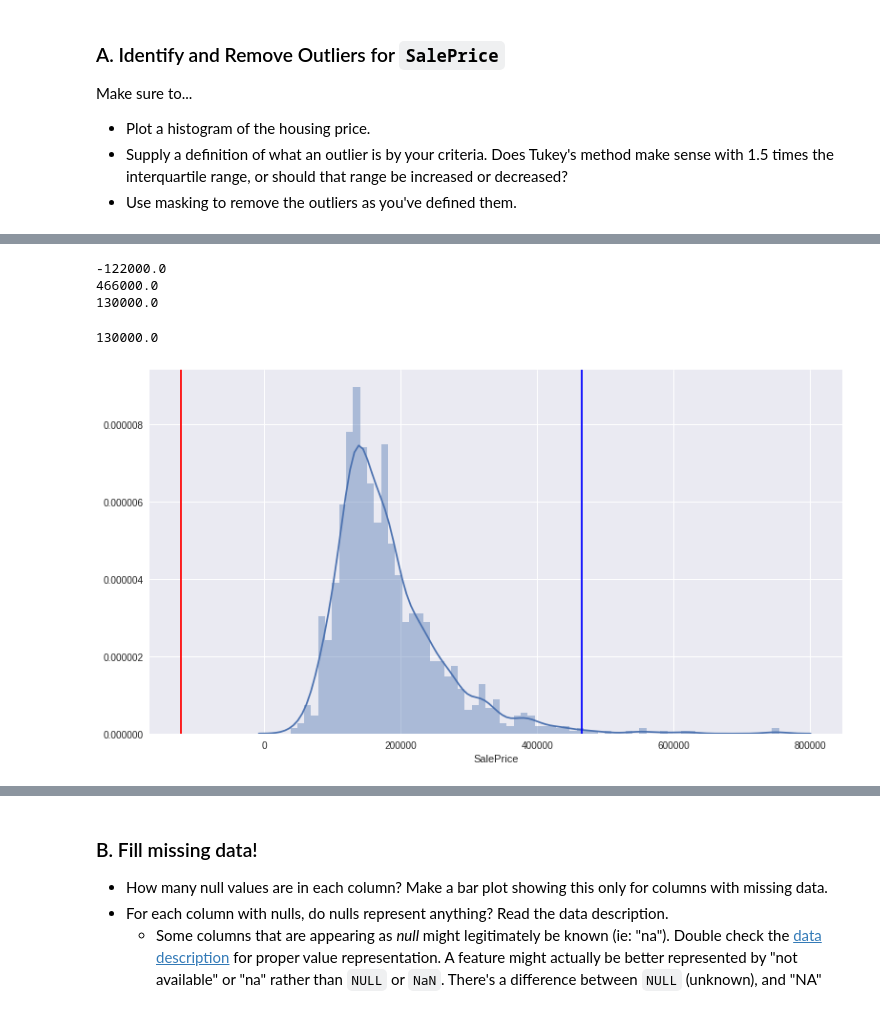
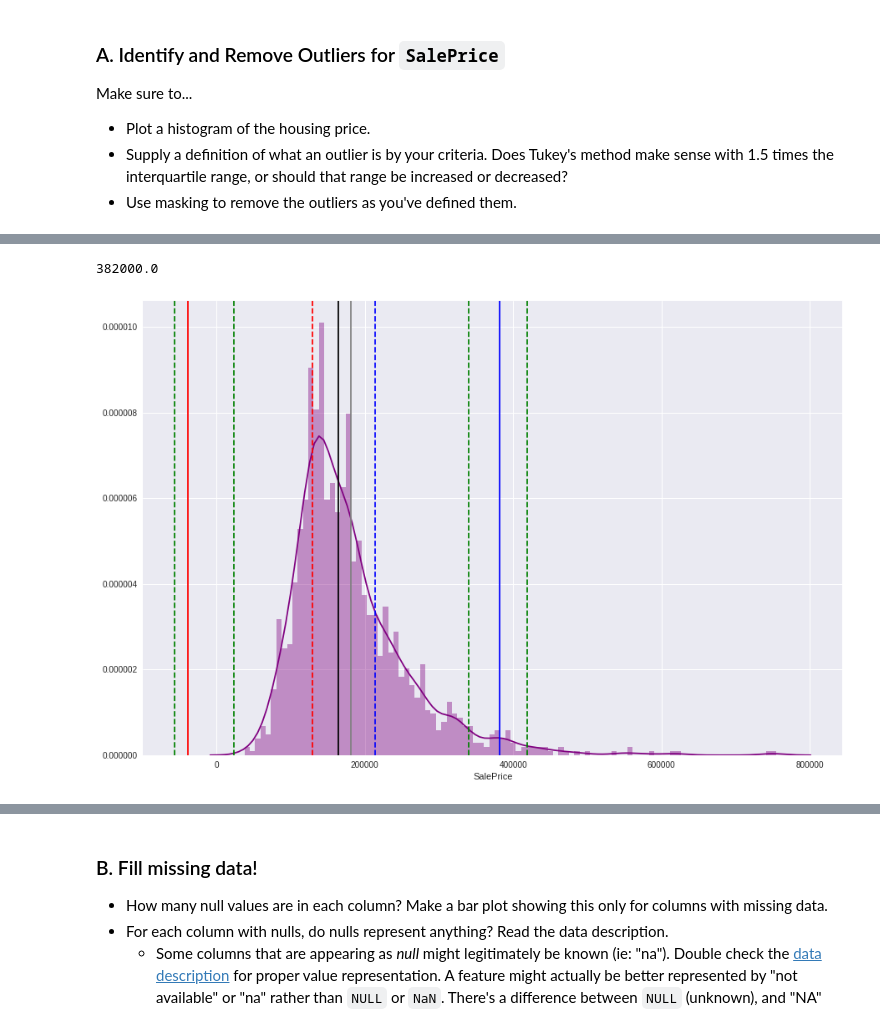
Before and after one commit to Uyentruong236/Ames_Housing, a Jupyter notebook: ipynb/project_2_starter.ipynb, the cells around one changed output, grey strips where cells are left out. Cells and saved outputs as stored; diff of their text form; code cells hidden in the pictures.

```diff
--- a/ipynb/project_2_starter.ipynb
+++ b/ipynb/project_2_starter.ipynb
@@ -222,25 +216,32 @@ df_train['SalePrice'].min()
 # %%
+low_3std= df_train['SalePrice'].mean() - 3* df_train['SalePrice'].std()
+high_3std =  df_train['SalePrice'].mean() + 3*df_train['SalePrice'].std()
+low_2std= df_train['SalePrice'].mean() - 2* df_train['SalePrice'].std()
+high_2std =  df_train['SalePrice'].mean() + 2*df_train['SalePrice'].std()
+
 Q1 = np.percentile(df_train['SalePrice'], q=25)
 Q3 = np.percentile(df_train['SalePrice'], q=75)
-k = 3
+k = 2
 lower = Q1-k*(Q3-Q1)
 upper = Q3+k*(Q3-Q1)
-print(lower)
 print(upper)
 # %% [output]
--122000.0
-466000.0
-130000.0
+382000.0
 # %%
 Q1 = np.percentile(df_train['SalePrice'], q=25)
 Q3 = np.percentile(df_train['SalePrice'], q=75)
-
-print(percentile25)
-plt.figure(1, figsize=(13,7))
-_ = sns.distplot(df_num['SalePrice'], bins = 70)
+plt.figure(1, figsize=(15,10))
+_ = sns.distplot(df_train['SalePrice'], bins = 100, color='purple')
+plt.axvline(df_train['SalePrice'].median(), c='black')
+plt.axvline(df_train['SalePrice'].mean(), c='gray')
+plt.axvline(low_3std, linestyle='--', c='g')
+plt.axvline(high_3std, linestyle='--', c='g')
+plt.axvline(low_2std, linestyle='--', c='g')
+plt.axvline(high_2std, linestyle='--', c='g')
+plt.axvline(Q1, linestyle='--', c='r')
+plt.axvline(Q3, linestyle='--', c='b')
 plt.axvline(lower, c='r')
 plt.axvline(upper, c='b')
 plt.show()
 # %% [output]
-130000.0
-[figure, old version]
+[figure, new version]
```
Also changed, not shown: parts of 27 cells of this notebook.
